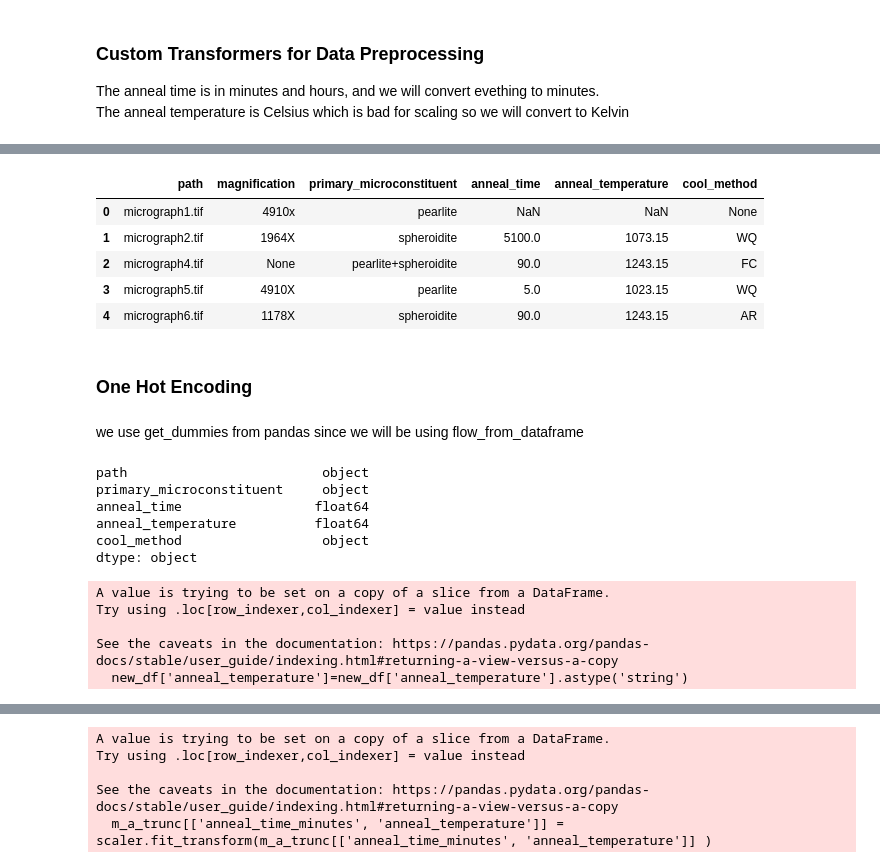
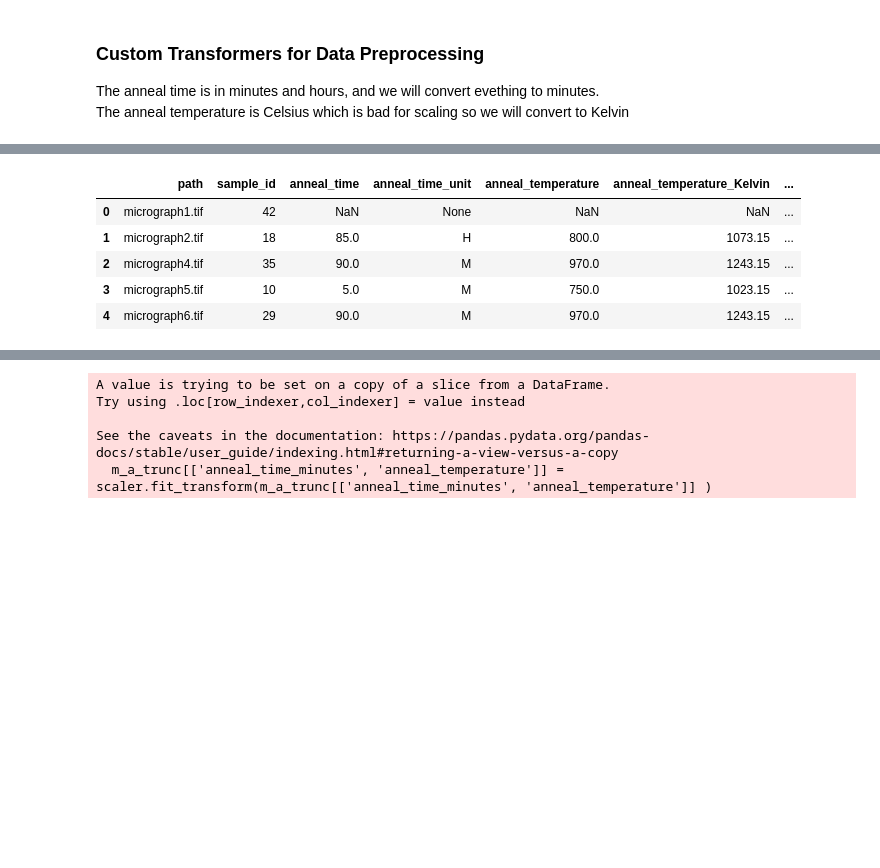
Before and after one commit to RobertGWolf/TDI-CapstoneProject, a Jupyter notebook: TDI-CapstoneProject.ipynb, the cells around one changed output, grey strips where cells are left out. Cells and saved outputs as stored; diff of their text form; code cells hidden in the pictures; blank space fills up the shorter version.

```diff
--- a/TDI-CapstoneProject.ipynb
+++ b/TDI-CapstoneProject.ipynb
@@ -147,10 +106,13 @@ micro_M_K.loc[:, 'anneal_temperature'] += 273.15
 # %%
-###  This is our main data frame
+###  This is our main data frame before preprocessing
 
-main_micrographs_df = micro_M_K[['path',
-                                 'magnification',
-                                 'primary_microconstituent',
+preprocess_micrographs_df = micrographs_df[['path',
+                                 'sample_id',
                                  'anneal_time',
-                                 'anneal_temperature',
-                                 'cool_method'
+                                 'anneal_time_unit',
+                                 'anneal_temperature'
                                 ]]
+# %%
+#convert to Kelvin
+
+preprocess_micrographs_df['anneal_temperature_Kelvin'] = preprocess_micrographs_df['anneal_temperature'] + 273.15
@@ -157,13 +125,9 @@ main_micrographs_df = micro_M_K[['path',
 # %%
-main_micrographs_df.head()
+preprocess_micrographs_df.head()
 # %% [output]
-|  | path | magnification | primary_microconstituent | anneal_time | anneal_temperature | cool_method |
-| 0 | micrograph1.tif | 4910x | pearlite | NaN | NaN | None |
-| 1 | micrograph2.tif | 1964X | spheroidite | 5100.0 | 1073.15 | WQ |
-| 2 | micrograph4.tif | None | pearlite+spheroidite | 90.0 | 1243.15 | FC |
-| 3 | micrograph5.tif | 4910X | pearlite | 5.0 | 1023.15 | WQ |
-| 4 | micrograph6.tif | 1178X | spheroidite | 90.0 | 1243.15 | AR |
+|  | path | sample_id | anneal_time | anneal_time_unit | anneal_temperature | anneal_temperature_Kelvin | ... |
+| 0 | micrograph1.tif | 42 | NaN | None | NaN | NaN | ... |
+| 1 | micrograph2.tif | 18 | 85.0 | H | 800.0 | 1073.15 | ... |
+| 2 | micrograph4.tif | 35 | 90.0 | M | 970.0 | 1243.15 | ... |
+| 3 | micrograph5.tif | 10 | 5.0 | M | 750.0 | 1023.15 | ... |
+| 4 | micrograph6.tif | 29 | 90.0 | M | 970.0 | 1243.15 | ... |
-# %% [markdown]
-### One Hot Encoding
-# %% [markdown]
-we use get_dummies from pandas since we will be using flow_from_dataframe
@@ -178,23 +133,0 @@ ohe_main_micrographs =pd.get_dummies(main_micrographs_df, columns = [
-# %%
-
-new_df = main_micrographs_df[['path','primary_microconstituent','anneal_time','anneal_temperature','cool_method']]
-#new_df = new_df.astype('string')
-new_df.dtypes
-#new_df.fillna('Nothing', inplace = True)
-#new_df['primary_microconstituent'].values.unique()
-#new_df['primary_microconstituent'].isna().sum()
-# %% [output]
-path                         object
-primary_microconstituent     object
-anneal_time                 float64
-anneal_temperature          float64
-cool_method                  object
-dtype: object
-# %%
-new_df['anneal_temperature']=new_df['anneal_temperature'].astype('string')
-# %% [output]
-A value is trying to be set on a copy of a slice from a DataFrame.
-Try using .loc[row_indexer,col_indexer] = value instead
-
-See the caveats in the documentation: https://pandas.pydata.org/pandas-docs/stable/user_guide/indexing.html#returning-a-view-versus-a-copy
-  new_df['anneal_temperature']=new_df['anneal_temperature'].astype('string')
```
Also changed, not shown: parts of 91 cells of this notebook.
